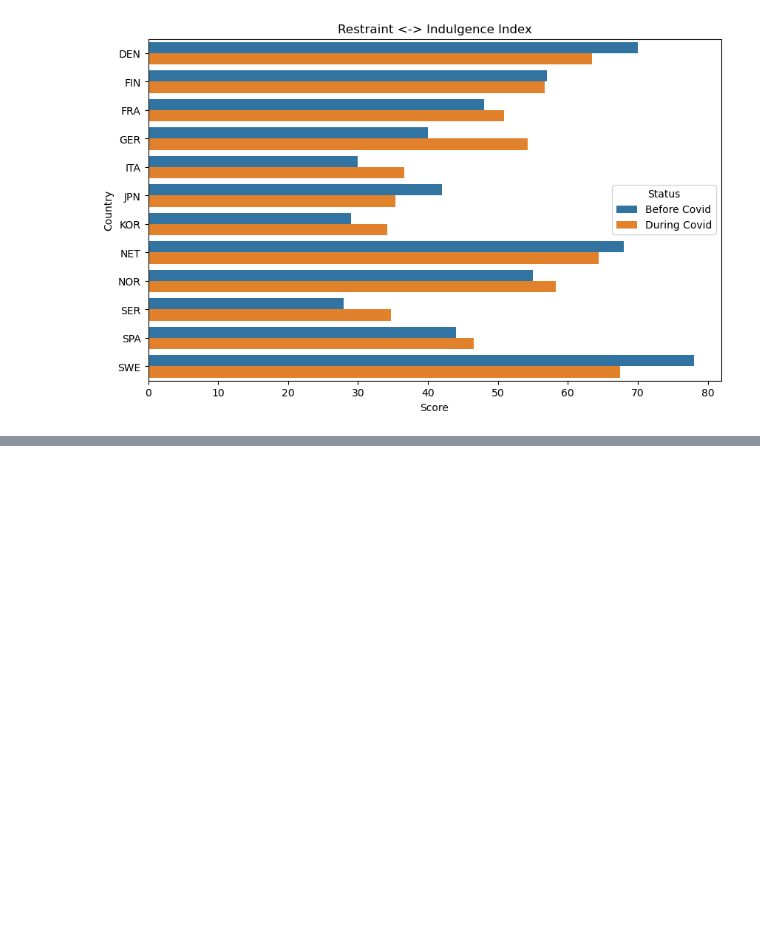
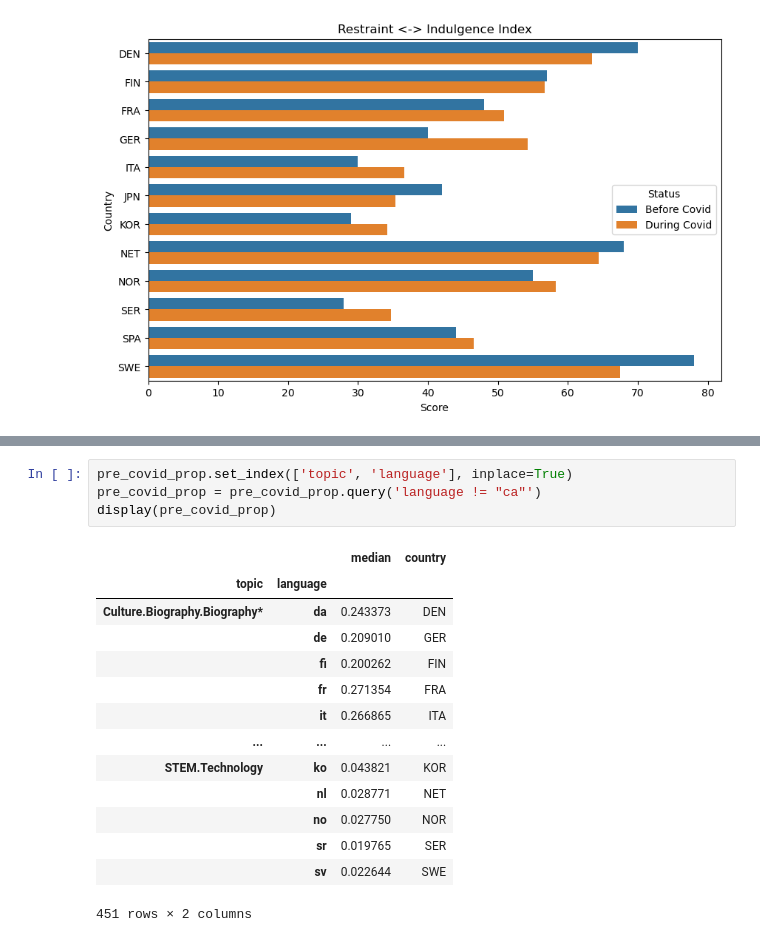
Before and after one commit to epfl-ada/ada-2023-project-rablashijupa, a Jupyter notebook: p3_step3.ipynb, the cells around one changed output, grey strips where cells are left out. Saved outputs shown, nothing was run; the diff lists cells and outputs as text; blank space fills up the shorter version.

```diff
--- a/p3_step3.ipynb
+++ b/p3_step3.ipynb
@@ -219,0 +237,19 @@ for dim in hofstede.columns:
+# %%
+pre_covid_prop.set_index(['topic', 'language'], inplace=True)
+pre_covid_prop = pre_covid_prop.query('language != "ca"')
+display(pre_covid_prop)
+# %% [output]
+|  |  | median | country |
+| topic | language |  |  |
+| Culture.Biography.Biography* | da | 0.243373 | DEN |
+|  | de | 0.209010 | GER |
+|  | fi | 0.200262 | FIN |
+|  | fr | 0.271354 | FRA |
+|  | it | 0.266865 | ITA |
+| ... | ... | ... | ... |
+| STEM.Technology | ko | 0.043821 | KOR |
+|  | nl | 0.028771 | NET |
+|  | no | 0.027750 | NOR |
+|  | sr | 0.019765 | SER |
+|  | sv | 0.022644 | SWE |
+451 rows × 2 columns
```
Also changed, not shown: parts of 6 cells of this notebook.
